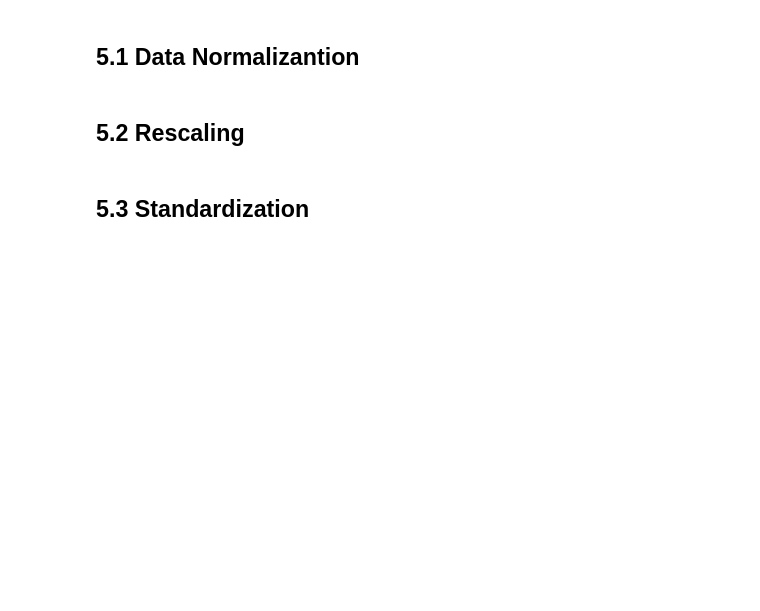
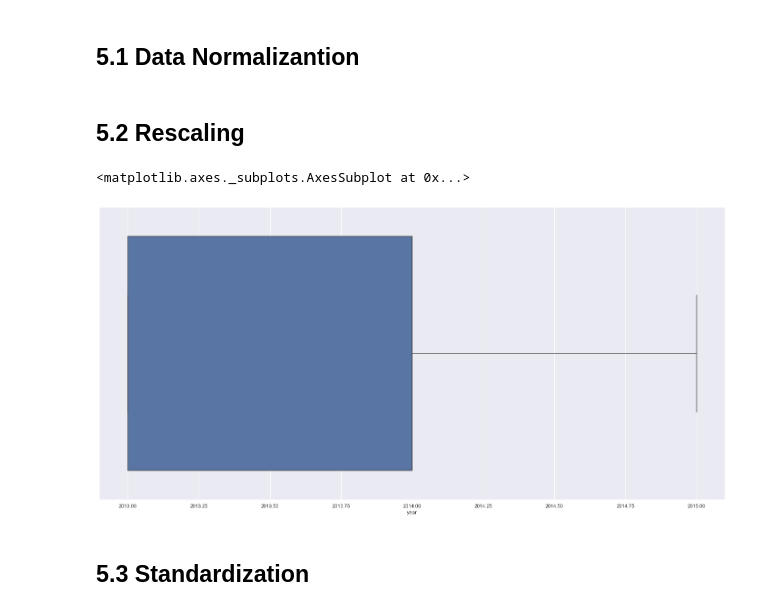
Before and after one commit to AnaOttavi/Rossmann-Store-Sales, a Jupyter notebook: m05_v01_store_sales_prediction.ipynb, the cells around one changed output. Cells and saved outputs as stored; diff of their text form; code cells hidden in the pictures; blank space fills up the shorter version.

```diff
--- a/m05_v01_store_sales_prediction.ipynb
+++ b/m05_v01_store_sales_prediction.ipynb
@@ -660,0 +666,5 @@ df5 = df4.copy()
+# %%
+sns.boxplot(df5['year'])
+# %% [output]
+<matplotlib.axes._subplots.AxesSubplot at 0x...>
+[figure, added]
```
Also changed, not shown: parts of 6 cells of this notebook.
